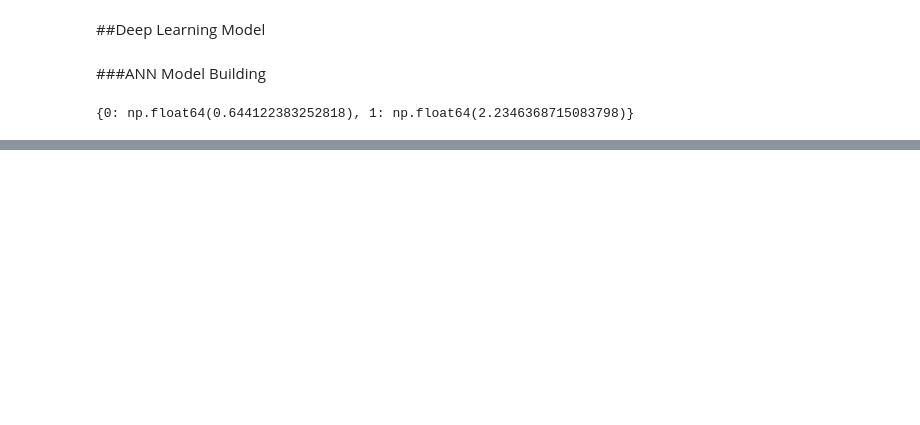
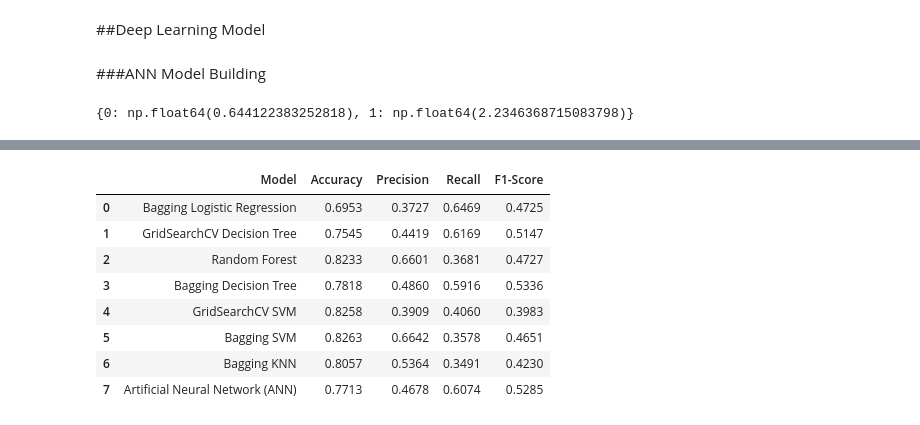
Before and after one commit to Knchna/Credit_Default_Preprocessing, a Jupyter notebook: Credit_Default_Preprocessing.ipynb, the cells around one changed output, grey strips where cells are left out. Saved outputs shown, nothing was run; the diff lists cells and outputs as text; code cells hidden in the pictures; blank space fills up the shorter version.

Commit message:
Completed the final comparison of different models

```diff
--- a/Credit_Default_Preprocessing.ipynb
+++ b/Credit_Default_Preprocessing.ipynb
@@ -2143,0 +2210,74 @@ weighted avg       0.80      0.78      0.79      6000
+# %%
+# Inference 2
+
+final_comparison = pd.DataFrame({
+
+    "Model":[
+        "Bagging Logistic Regression",
+        "GridSearchCV Decision Tree",
+        "Random Forest",
+        "Bagging Decision Tree",
+        "GridSearchCV SVM",
+        "Bagging SVM",
+        "Bagging KNN",
+        "Artificial Neural Network (ANN)"
+    ],
+
+    "Accuracy":[
+        0.6953,
+        0.7545,
+        0.8233,
+        0.7818,
+        0.8258,
+        0.8263,
+        0.8057,
+        accuracy_score(y_test, y_pred_ann)
+    ],
+
+    "Precision":[
+        0.3727,
+        0.4419,
+        0.6601,
+        0.4860,
+        precision_score(y_test, y_pred_grid),
+        precision_score(y_test, y_pred_bag),
+        precision_score(y_test, y_pred_bg),
+        precision_score(y_test, y_pred_ann)
+    ],
+
+    "Recall":[
+        0.6469,
+        0.6169,
+        0.3681,
+        0.5916,
+        recall_score(y_test, y_pred_grid),
+        recall_score(y_test, y_pred_bag),
+        recall_score(y_test, y_pred_bg),
+        recall_score(y_test, y_pred_ann)
+    ],
+
+    "F1-Score":[
+        0.4725,
+        0.5147,
+        0.4727,
+        0.5336,
+        f1_score(y_test, y_pred_grid),
+        f1_score(y_test, y_pred_bag),
+        f1_score(y_test, y_pred_bg),
+        f1_score(y_test, y_pred_ann)
+    ]
+})
+
+final_comparison = final_comparison.round(4)
+
+display(final_comparison)
+# %% [output]
+|  | Model | Accuracy | Precision | Recall | F1-Score |
+| 0 | Bagging Logistic Regression | 0.6953 | 0.3727 | 0.6469 | 0.4725 |
+| 1 | GridSearchCV Decision Tree | 0.7545 | 0.4419 | 0.6169 | 0.5147 |
+| 2 | Random Forest | 0.8233 | 0.6601 | 0.3681 | 0.4727 |
+| 3 | Bagging Decision Tree | 0.7818 | 0.4860 | 0.5916 | 0.5336 |
+| 4 | GridSearchCV SVM | 0.8258 | 0.3909 | 0.4060 | 0.3983 |
+| 5 | Bagging SVM | 0.8263 | 0.6642 | 0.3578 | 0.4651 |
+| 6 | Bagging KNN | 0.8057 | 0.5364 | 0.3491 | 0.4230 |
+| 7 | Artificial Neural Network (ANN) | 0.7713 | 0.4678 | 0.6074 | 0.5285 |
```
Also changed, not shown: parts of 18 cells of this notebook.
